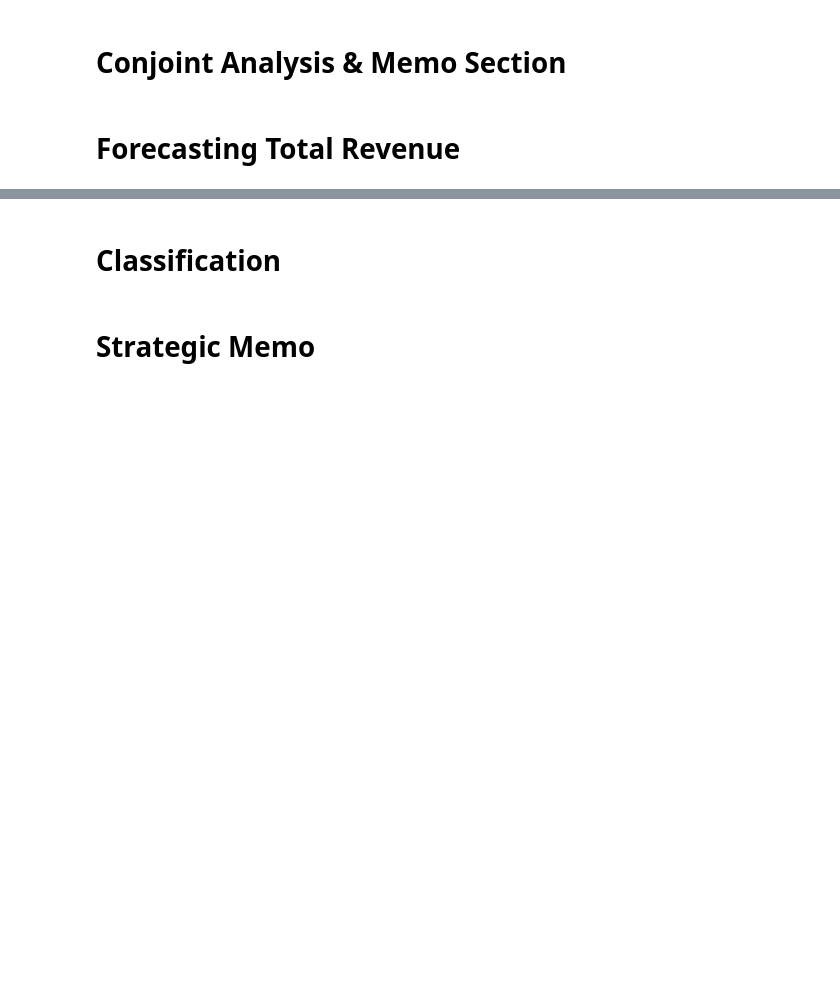
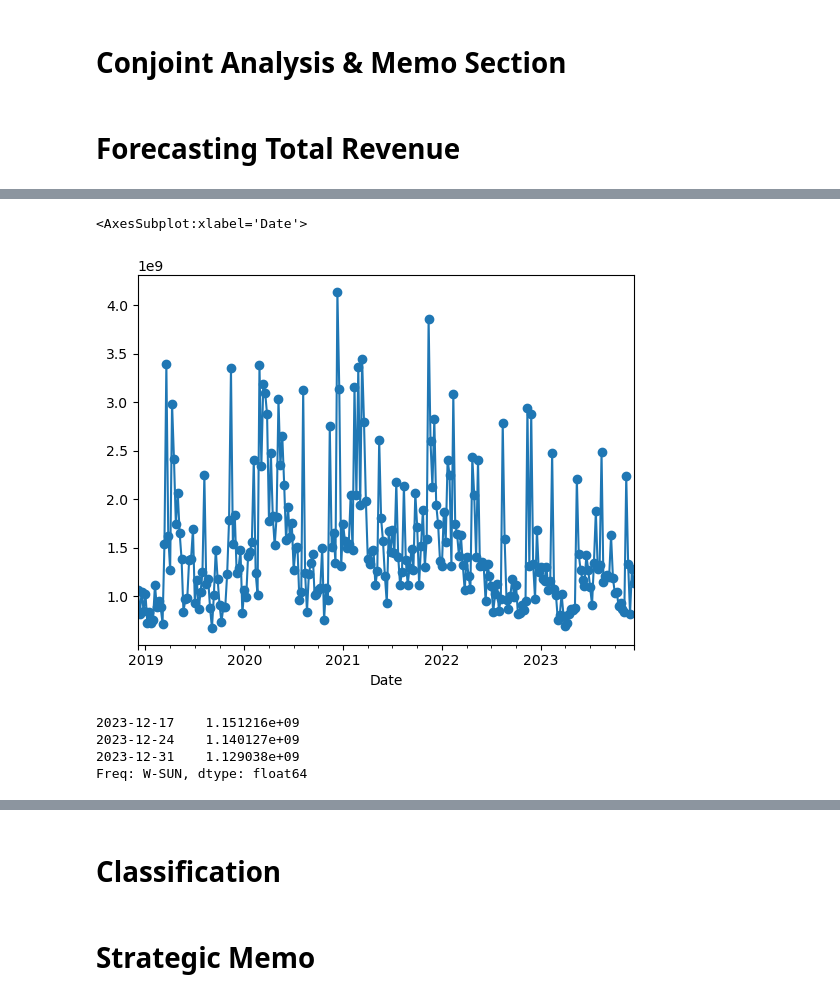
Before and after one commit to dz080/AD654_FinalProject, a Jupyter notebook: dz.ipynb, the cells around one changed output, grey strips where cells are left out. Drawn from its saved outputs; the diff is of its cells as text; code cells hidden in the pictures; blank space fills up the shorter version.

```diff
--- a/dz.ipynb
+++ b/dz.ipynb
@@ -454,0 +475,3 @@ disney.head()
+# %%
+weekly_mean = disney.Revenue.resample('W').mean()
+weekly_mean
@@ -454,0 +511,12 @@ disney.head()
+# %%
+weekly_mean.plot(marker='o')
+# %% [output]
+<AxesSubplot:xlabel='Date'>
+[figure, added]
+# %%
+fit.forecast(3)
+# %% [output]
+2023-12-17    1.151216e+09
+2023-12-24    1.140127e+09
+2023-12-31    1.129038e+09
+Freq: W-SUN, dtype: float64
```
Also changed, not shown: parts of 20 cells of this notebook, 1 other file.
